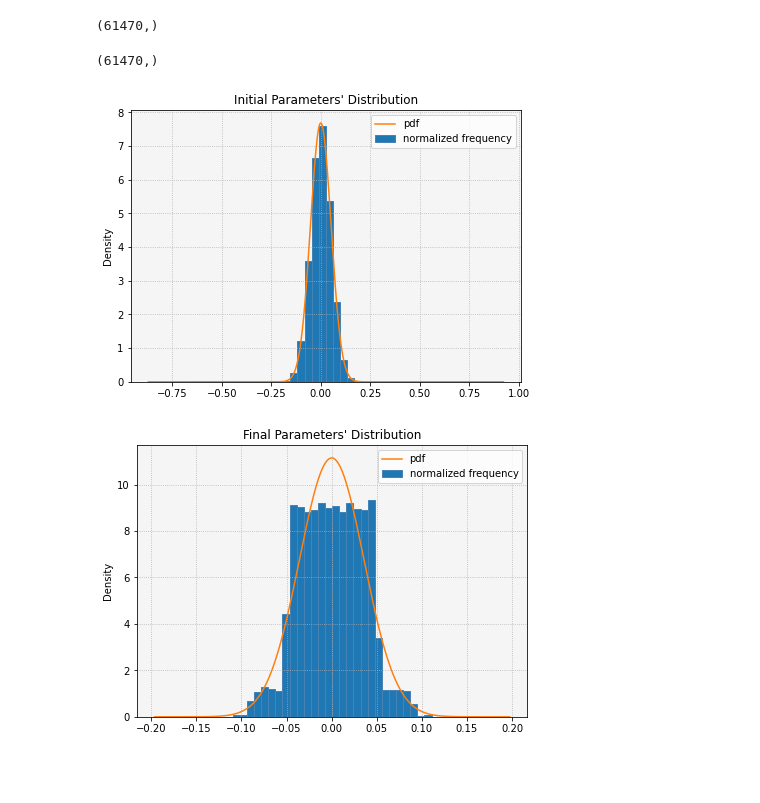
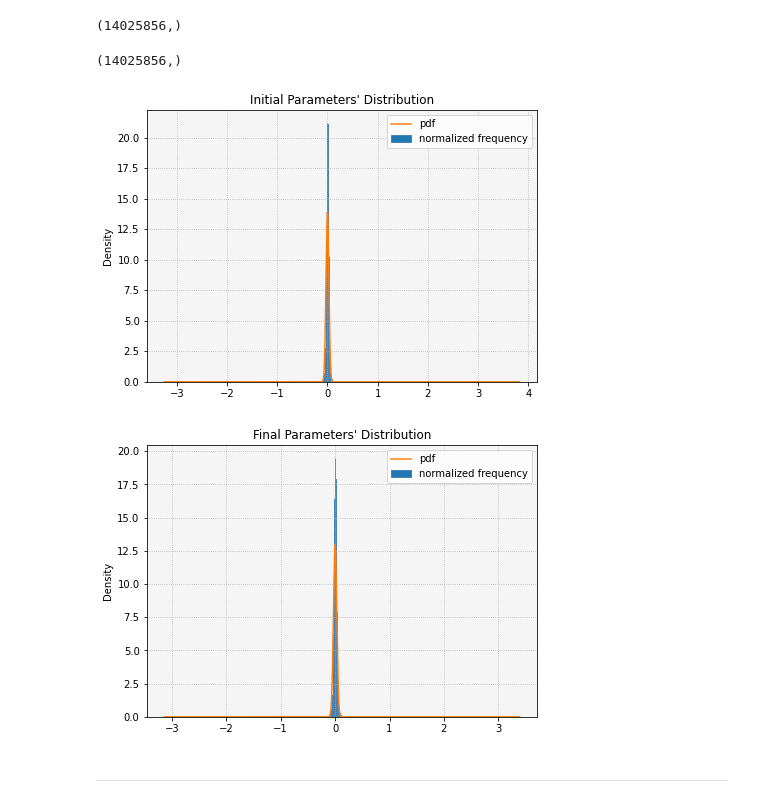
Before and after one commit to wwwfan628/nn_compression, a Jupyter notebook: notebooks/weights_distribution_compare.ipynb, the cells around one changed output. Cells and saved outputs as stored; diff of their text form; code cells hidden in the pictures; blank space fills up the shorter version.

```diff
--- a/notebooks/weights_distribution_compare.ipynb
+++ b/notebooks/weights_distribution_compare.ipynb
@@ -7,14 +7,14 @@ import seaborn as sns
 import scipy.stats as stats
 import math
 # %%
-model_name = 'LeNet5'
-dataset_name = 'MNIST'
-init_param_path = '../src/checkpoints/init_param_' + model_name + '_' + dataset_name + '_from_start.pth'
-#final_param_path = '../src/checkpoints/final_param_' + model_name + '_' + dataset_name + '.pth'
+model_name = 'VGG'
+dataset_name = 'CIFAR10'
+init_param_path = '/Users/yifanlu/Desktop/init_param_' + model_name + '_' + dataset_name + '.pth'
+final_param_path = '/Users/yifanlu/Desktop/final_param_' + model_name + '_' + dataset_name + '.pth'
 #init_param_path = '/Users/yifanlu/Desktop/init_param_LeNet5_MNIST_train_index.pth'
 #final_param_path = '/Users/yifanlu/Desktop/final_param_LeNet5_MNIST_train_index.pth'
 init_param_dict = torch.load(init_param_path, map_location=torch.device('cpu'))
-#final_param_dict = torch.load(final_param_path, map_location=torch.device('cpu'))
+final_param_dict = torch.load(final_param_path, map_location=torch.device('cpu'))
 # %%
 for (key,layer_weights_tensor) in init_param_dict.items():
     print(key)
@@ -34,10 +43,10 @@ for (key,layer_weights_tensor) in init_param_dict.items():
         print(key)
         init_weights_array = np.append(init_weights_array, layer_weights_tensor)
 
-#final_weights_array = np.zeros(0)
-#for (key,layer_weights_tensor) in final_param_dict.items():
-#    if 'weight' in key:
-#        print(key)
-#        final_weights_array = np.append(final_weights_array, layer_weights_tensor)
+final_weights_array = np.zeros(0)
+for (key,layer_weights_tensor) in final_param_dict.items():
+    if 'weight' in key:
+        print(key)
+        final_weights_array = np.append(final_weights_array, layer_weights_tensor)
 # %% [output]
 features.0.weight
@@ -47,19 +69,19 @@ classifier.2.weight
 # %%
 init_weights_array.shape
 # %% [output]
-(61470,)
+(14025856,)
 # %%
 final_weights_array.shape
 # %% [output]
-(61470,)
+(14025856,)
 # %%
 fig, ax = plt.subplots(figsize=(7,5),nrows=1, ncols=1)
 fig.patch.set_facecolor('w')
 ax.grid(linestyle='dotted')
 ax.set_facecolor('whitesmoke')
 ax.set_ylabel('Density')
-bin_edges = np.histogram(init_weights_array,bins=500)[1]
-plt.hist(init_weights_array,bins=50, edgecolor='steelblue',density=True, stacked=True)
+bin_edges = np.histogram(init_weights_array,bins=5000)[1]
+plt.hist(init_weights_array,bins=5000, edgecolor='steelblue',density=True, stacked=True)
 loc, std = stats.norm.fit(init_weights_array)
 plt.plot(bin_edges,stats.norm.pdf(bin_edges, loc=loc, scale=std))
 ax.legend(['pdf','normalized frequency'])
@@ -68,24 +90,26 @@ plt.show()
 fig_name = 'init_weights_distribution_' + model_name + '_' + dataset_name + '_train_index.png'
 fig.savefig(fig_name)
 # %% [output]
-[figure, old version]
+[figure, new version]
 # %%
 fig, ax = plt.subplots(figsize=(7,5),nrows=1, ncols=1)
 fig.patch.set_facecolor('w')
 ax.grid(linestyle='dotted')
 ax.set_facecolor('whitesmoke')
 ax.set_ylabel('Density')
-bin_edges = np.histogram(final_weights_array,bins=500)[1]
-plt.hist(final_weights_array,bins=50, edgecolor='steelblue',density=True, stacked=True)
+bin_edges = np.histogram(final_weights_array,bins=5000)[1]
+plt.hist(final_weights_array,bins=5000, edgecolor='steelblue',density=True, stacked=True)
 loc, std = stats.norm.fit(final_weights_array)
 plt.plot(bin_edges,stats.norm.pdf(bin_edges, loc=loc, scale=std))
 ax.legend(['pdf','normalized frequency'])
 ax.title.set_text('Final Parameters\' Distribution')
 plt.show()
 fig_name = 'final_weights_distribution_' + model_name + '_' + dataset_name + '_train_index.png'
 fig.savefig(fig_name)
 # %% [output]
-[figure, old version]
+[figure, new version]
+# %% [markdown]
+------
 # %%
 prune_param_path = '/Users/yifanlu/Desktop/prune_param_LeNet5_MNIST_from_start.pth'
 prune_param_dict = torch.load(prune_param_path, map_location=torch.device('cpu'))
```
Also changed, not shown: parts of 13 cells of this notebook, 4 other files.
